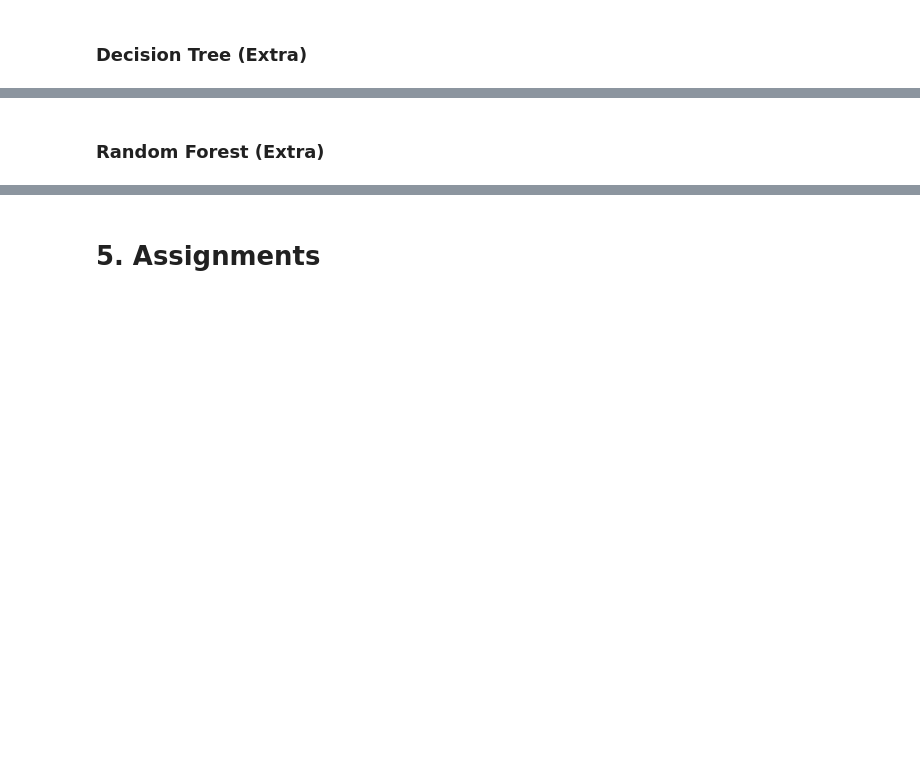
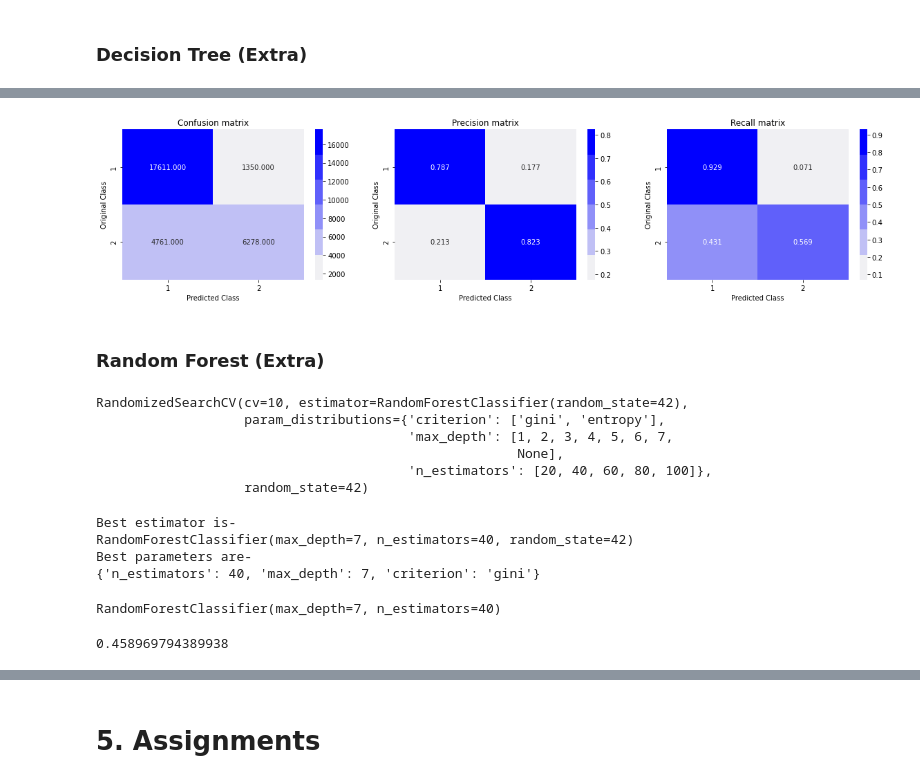
Before and after one commit to atharvabhide/Quora-Question-Pair-Similarity, a Jupyter notebook: 4_ML_models.ipynb, the cells around one changed output, grey strips where cells are left out. Cells and saved outputs as stored; diff of their text form; code cells hidden in the pictures; blank space fills up the shorter version.

Commit message:
update models

```diff
--- a/4_ML_models.ipynb
+++ b/4_ML_models.ipynb
@@ -437,0 +447,5 @@ Total number of data points : 30000
+# %%
+from sklearn.model_selection import RandomizedSearchCV
+search = RandomizedSearchCV(decision_tree, params, cv=10, random_state=42)
+# %%
+search.fit(X_train, y_train)
@@ -437,0 +468,3 @@ Total number of data points : 30000
+# %%
+decision_tree = DecisionTreeClassifier(criterion='entropy', max_depth=7, random_state=42)
+decision_tree.fit(X_train, y_train)
@@ -437,0 +473,3 @@ Total number of data points : 30000
+# %%
+y_pred_proba = decision_tree.predict_proba(X_test)
+y_pred = decision_tree.predict(X_test)
@@ -438,2 +493,6 @@ Total number of data points : 30000
+# %%
+plot_confusion_matrix(y_test, y_pred)
+# %% [output]
+[figure, added]
 # %% [markdown]
 <h3>Random Forest (Extra)</h3>
@@ -439,0 +510,24 @@ Total number of data points : 30000
+# %%
+search.fit(X_train, y_train)
+# %% [output]
+RandomizedSearchCV(cv=10, estimator=RandomForestClassifier(random_state=42),
+                   param_distributions={'criterion': ['gini', 'entropy'],
+                                        'max_depth': [1, 2, 3, 4, 5, 6, 7,
+                                                      None],
+                                        'n_estimators': [20, 40, 60, 80, 100]},
+                   random_state=42)
+# %%
+print("Best estimator is-")
+print(search.best_estimator_)
+print("Best parameters are-")
+print(search.best_params_)
+# %% [output]
+Best estimator is-
+RandomForestClassifier(max_depth=7, n_estimators=40, random_state=42)
+Best parameters are-
+{'n_estimators': 40, 'max_depth': 7, 'criterion': 'gini'}
+# %%
+random_forest = RandomForestClassifier(n_estimators= 40, max_depth= 7, criterion= 'gini')
+random_forest.fit(X_train, y_train)
+# %% [output]
+RandomForestClassifier(max_depth=7, n_estimators=40)
@@ -439,0 +536,4 @@ Total number of data points : 30000
+# %%
+print(log_loss(y_test, y_pred_proba, labels=[0,1], eps=1e-5))
+# %% [output]
+0.458969794389938
```
Also changed, not shown: parts of 15 cells of this notebook, 5 other files.
